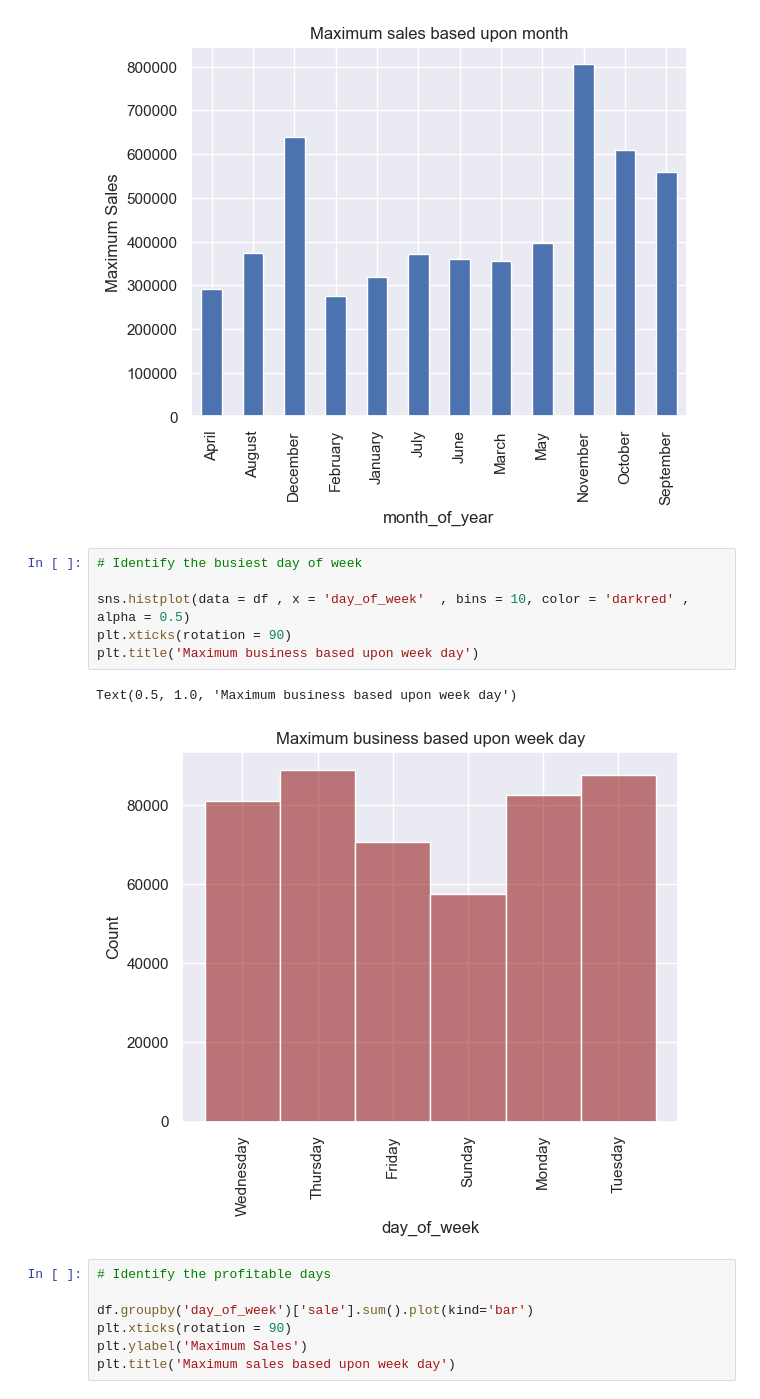
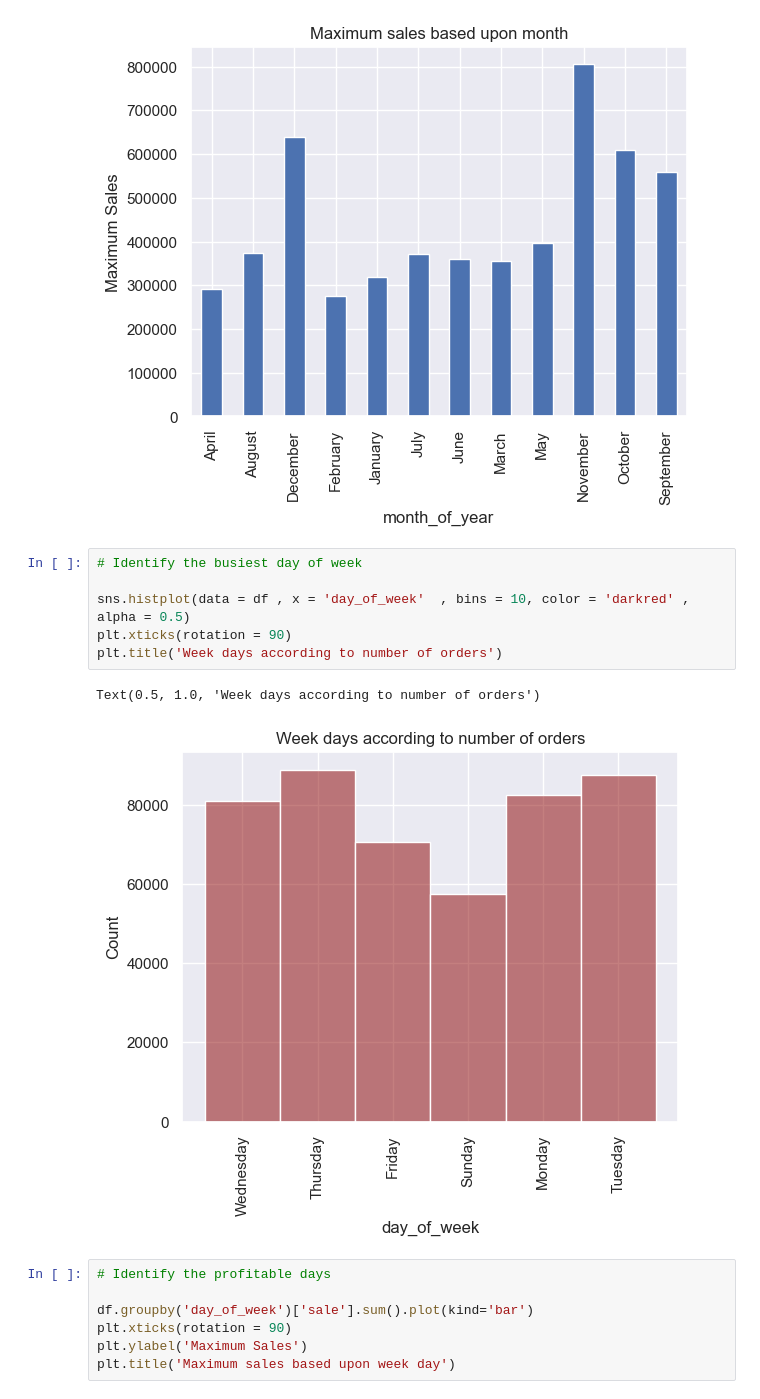
Before and after one commit to usamaqureshi27/EDA, a Jupyter notebook: Online_Retail.ipynb, the cells around one changed output. Saved outputs shown, nothing was run; the diff lists cells and outputs as text.

```diff
--- a/Online_Retail.ipynb
+++ b/Online_Retail.ipynb
@@ -551,12 +554,12 @@ Text(0.5, 1.0, 'Maximum sales based upon month')
 # %%
 # Identify the busiest day of week
 
 sns.histplot(data = df , x = 'day_of_week'  , bins = 10, color = 'darkred' , alpha = 0.5)
 plt.xticks(rotation = 90)
-plt.title('Maximum business based upon week day')
+plt.title('Week days according to number of orders')
 # %% [output]
-Text(0.5, 1.0, 'Maximum business based upon week day')
+Text(0.5, 1.0, 'Week days according to number of orders')
-[figure, old version]
+[figure, new version]
 # %%
 # Identify the profitable days
 
```
Also changed, not shown: parts of 12 cells of this notebook, 3 other files.
